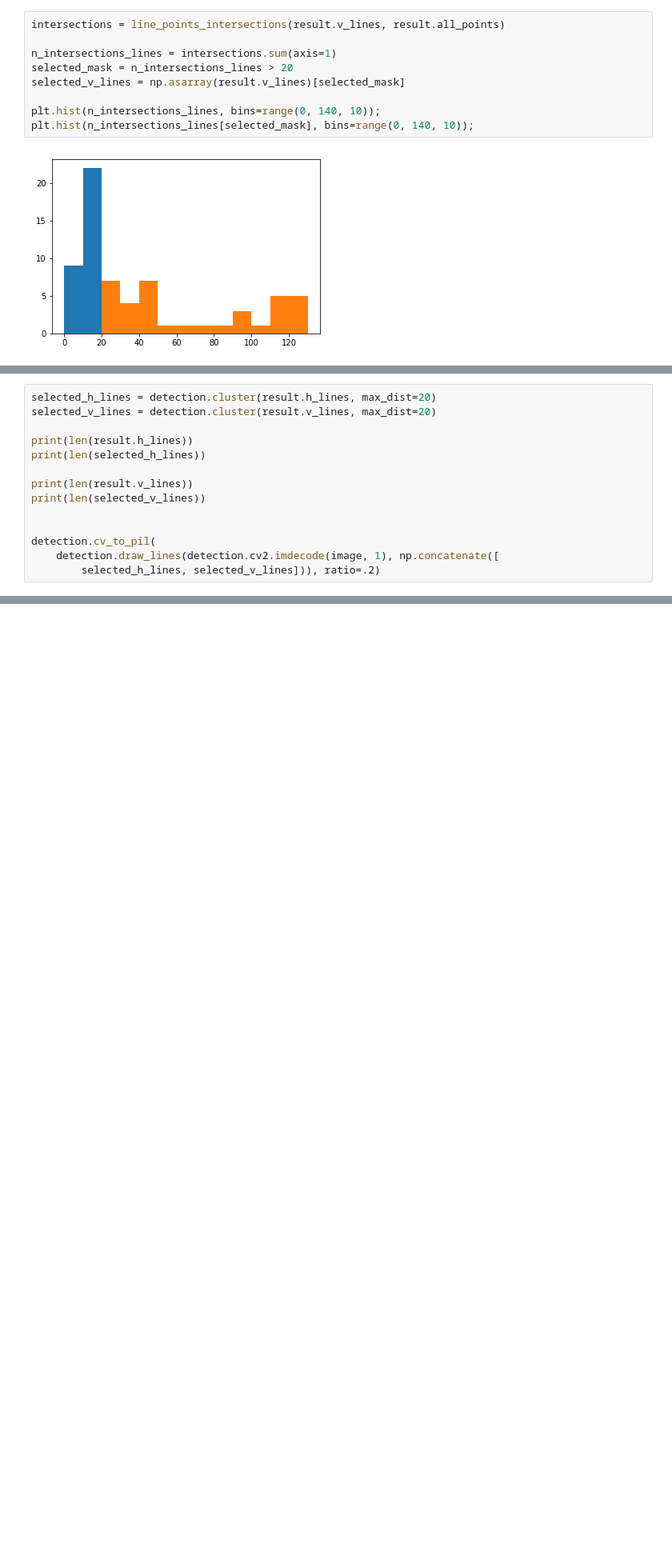
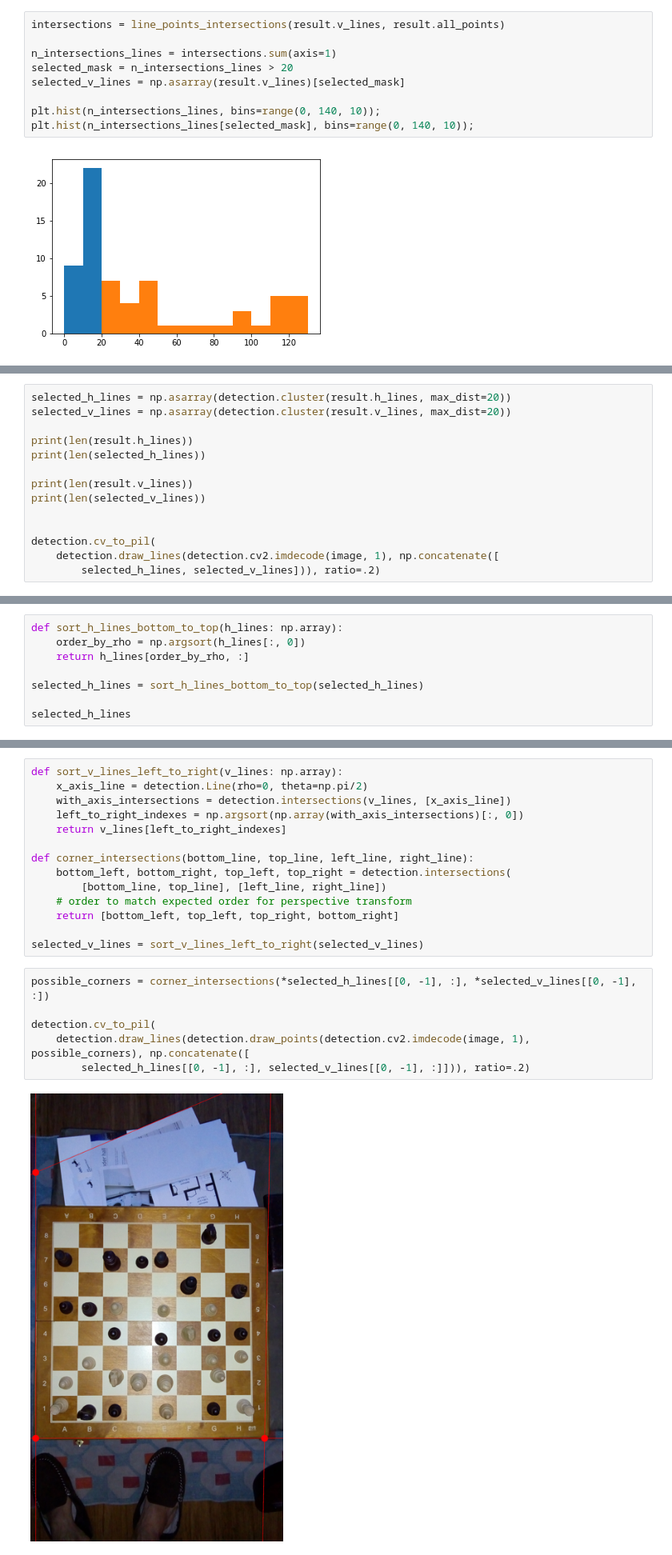
Before and after one commit to pilipolio/chess-id, a Jupyter notebook: notebooks/201803_CornerDetection.ipynb, the cells around one changed output, grey strips where cells are left out. Shown at 80% size. Saved outputs shown, nothing was run; the diff lists cells and outputs as text; blank space fills up the shorter version.

Commit message:
Testing new board detection

```diff
--- a/notebooks/201803_CornerDetection.ipynb
+++ b/notebooks/201803_CornerDetection.ipynb
@@ -317,8 +325,8 @@ detection.cv_to_pil(
 # %% [output]
 [figure]
 # %%
-selected_h_lines = detection.cluster(result.h_lines, max_dist=20)
-selected_v_lines = detection.cluster(result.v_lines, max_dist=20)
+selected_h_lines = np.asarray(detection.cluster(result.h_lines, max_dist=20))
+selected_v_lines = np.asarray(detection.cluster(result.v_lines, max_dist=20))
 
 print(len(result.h_lines))
 print(len(selected_h_lines))
@@ -354,0 +363,8 @@ selected_h_lines
+# %%
+def sort_h_lines_bottom_to_top(h_lines: np.array):
+    order_by_rho = np.argsort(h_lines[:, 0])
+    return h_lines[order_by_rho, :]
+
+selected_h_lines = sort_h_lines_bottom_to_top(selected_h_lines)
+
+selected_h_lines
@@ -374,0 +405,22 @@ selected_v_lines
+# %%
+def sort_v_lines_left_to_right(v_lines: np.array):
+    x_axis_line = detection.Line(rho=0, theta=np.pi/2)
+    with_axis_intersections = detection.intersections(v_lines, [x_axis_line])
+    left_to_right_indexes = np.argsort(np.array(with_axis_intersections)[:, 0])
+    return v_lines[left_to_right_indexes]
+
+def corner_intersections(bottom_line, top_line, left_line, right_line):
+    bottom_left, bottom_right, top_left, top_right = detection.intersections(
+        [bottom_line, top_line], [left_line, right_line])
+    # order to match expected order for perspective transform
+    return [bottom_left, top_left, top_right, bottom_right]
+
+selected_v_lines = sort_v_lines_left_to_right(selected_v_lines)
+# %%
+possible_corners = corner_intersections(*selected_h_lines[[0, -1], :], *selected_v_lines[[0, -1], :])
+
+detection.cv_to_pil(
+    detection.draw_lines(detection.draw_points(detection.cv2.imdecode(image, 1), possible_corners), np.concatenate([
+        selected_h_lines[[0, -1], :], selected_v_lines[[0, -1], :]])), ratio=.2)
+# %% [output]
+[figure, added]
```
Also changed, not shown: parts of 14 cells of this notebook, 11 other files.
